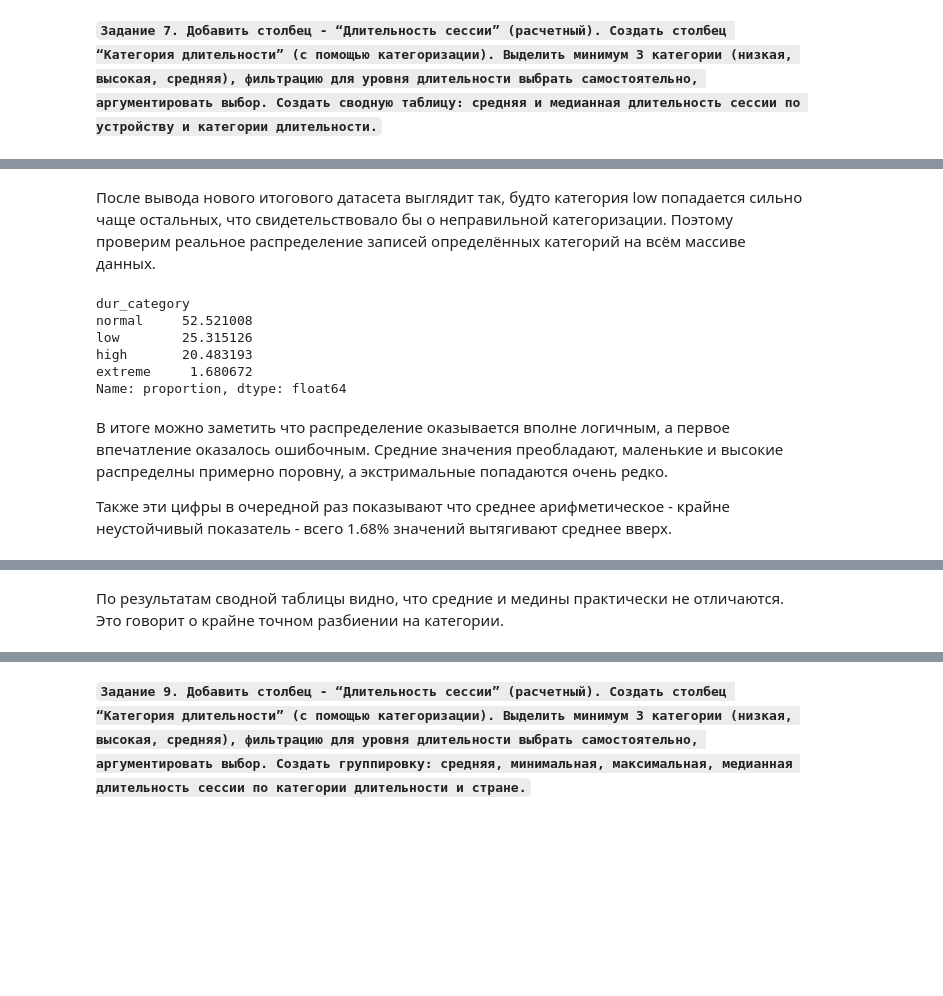
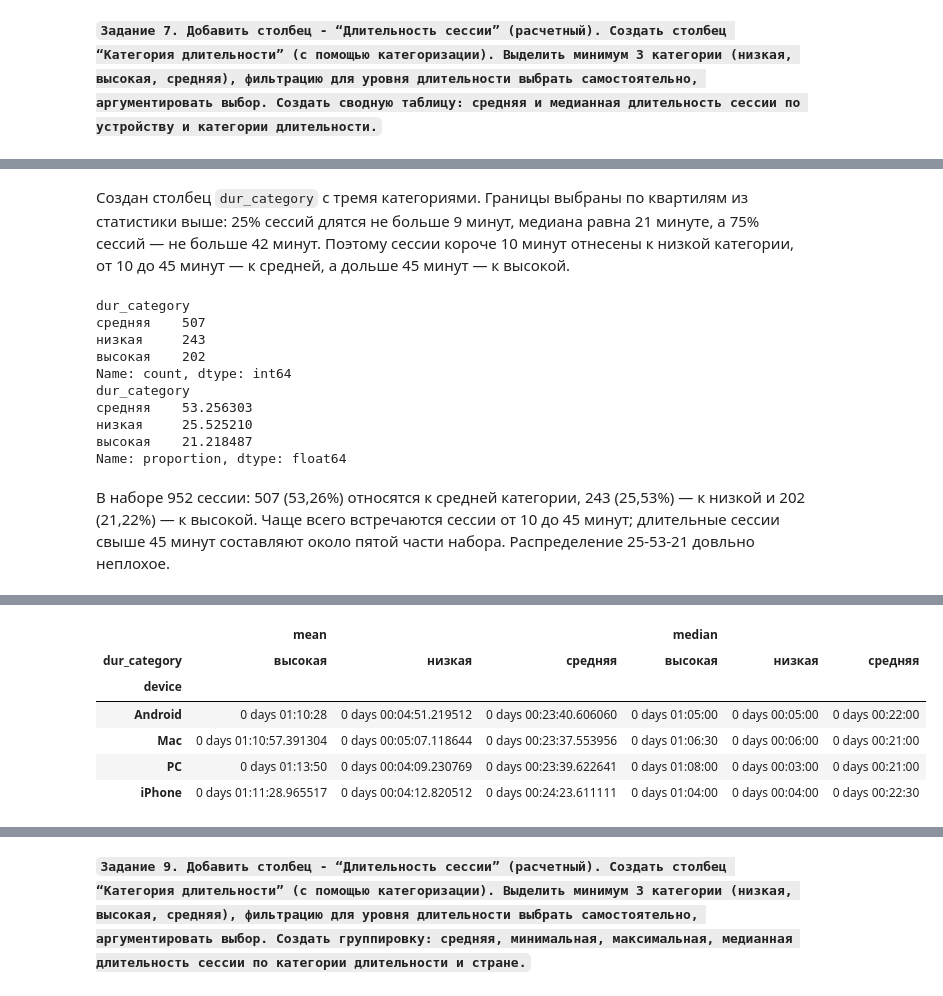
Before and after one commit to vnmbr/-, a Jupyter notebook: ЛР1_Самунов_5.ipynb, the cells around one changed output, grey strips where cells are left out. Saved outputs shown, nothing was run; the diff lists cells and outputs as text; code cells hidden in the pictures; blank space fills up the shorter version.

```diff
--- a/ЛР1_Самунов_5.ipynb
+++ b/ЛР1_Самунов_5.ipynb
@@ -400,22 +476,28 @@ df.head(20)
-# %% [markdown]
-После вывода нового итогового датасета выглядит так, будто категория low попадается сильно чаще остальных, что свидетельствовало бы о неправильной категоризации. Поэтому проверим реальное распределение записей определённых категорий на всём массиве данных.
+# %% [markdown]
+Создан столбец `dur_category` с тремя категориями. Границы выбраны по квартилям из статистики выше: 25% сессий длятся не больше 9 минут, медиана равна 21 минуте, а 75% сессий — не больше 42 минут. Поэтому сессии короче 10 минут отнесены к низкой категории, от 10 до 45 минут — к средней, а дольше 45 минут — к высокой.
 # %%
-print(df["dur_category"].value_counts(normalize=True) * 100)
+print(df['dur_category'].value_counts())
+print(df['dur_category'].value_counts(normalize=True) * 100)
 # %% [output]
 dur_category
-normal     52.521008
-low        25.315126
-high       20.483193
-extreme     1.680672
+средняя    507
+низкая     243
+высокая    202
+Name: count, dtype: int64
+dur_category
+средняя    53.256303
+низкая     25.525210
+высокая    21.218487
 Name: proportion, dtype: float64
-# %% [markdown]
-В итоге можно заметить что распределение оказывается вполне логичным, а первое впечатление оказалось ошибочным. Средние значения преобладают, маленькие и высокие распределны примерно поровну, а экстримальные попадаются очень редко.
-
-Также эти цифры в очередной раз показывают что среднее арифметическое - крайне неустойчивый показатель - всего 1.68% значений вытягивают среднее вверх.
+# %% [markdown]
+В наборе 952 сессии: 507 (53,26%) относятся к средней категории, 243 (25,53%) — к низкой и 202 (21,22%) — к высокой. Чаще всего встречаются сессии от 10 до 45 минут; длительные сессии свыше 45 минут составляют около пятой части набора. Распределение 25-53-21 довльно неплохое.
 # %%
-pivot_result = df.pivot_table(values='session_dur', index='device', columns='dur_category', aggfunc=['mean', 'median'])
+pivot_result = df.pivot_table(
+    values='session_dur',
+    index='device',
+    columns='dur_category',
+    aggfunc=['mean', 'median']
+)
 
-pivot_result = pivot_result.map(lambda x: x.round('s') if pd.notnull(x) else x)
-
-print(pivot_result)
+pivot_result
 # %% [output]
@@ -437,2 +504,7 @@ iPhone       27 days 00:20:00 0 days 01:04:00 0 days 00:04:00 0 days 00:23:00
+|  | mean |  |  | median |  |  |
+| dur_category | высокая | низкая | средняя | высокая | низкая | средняя |
+| device |  |  |  |  |  |  |
+| Android | 0 days 01:10:28 | 0 days 00:04:51.219512 | 0 days 00:23:40.606060 | 0 days 01:05:00 | 0 days 00:05:00 | 0 days 00:22:00 |
+| Mac | 0 days 01:10:57.391304 | 0 days 00:05:07.118644 | 0 days 00:23:37.553956 | 0 days 01:06:30 | 0 days 00:06:00 | 0 days 00:21:00 |
+| PC | 0 days 01:13:50 | 0 days 00:04:09.230769 | 0 days 00:23:39.622641 | 0 days 01:08:00 | 0 days 00:03:00 | 0 days 00:21:00 |
+| iPhone | 0 days 01:11:28.965517 | 0 days 00:04:12.820512 | 0 days 00:24:23.611111 | 0 days 01:04:00 | 0 days 00:04:00 | 0 days 00:22:30 |
-# %% [markdown]
-По результатам сводной таблицы видно, что средние и медины практически не отличаются. Это говорит о крайне точном разбиении на категории.
```
Also changed, not shown: parts of 41 cells of this notebook.
